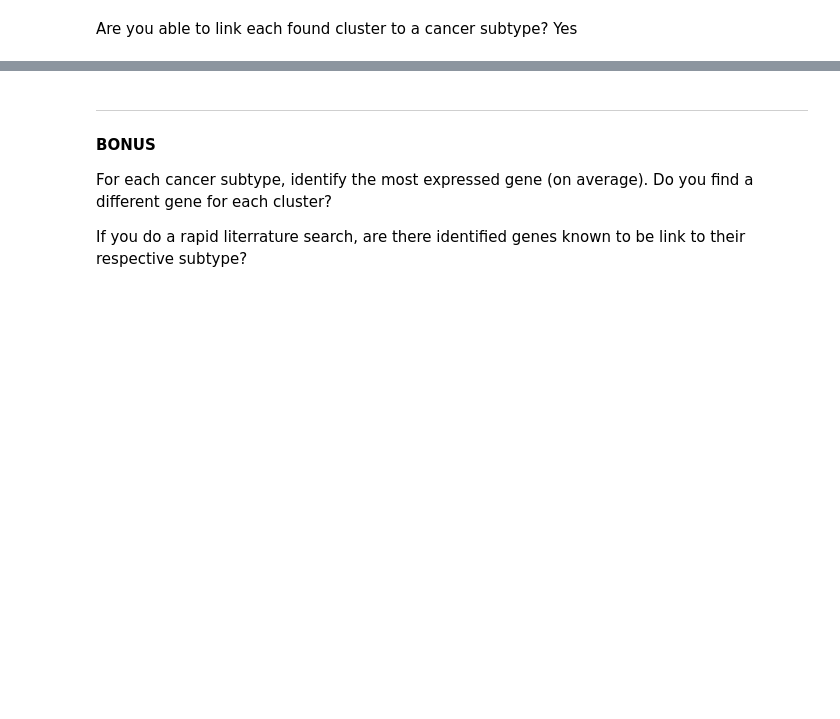
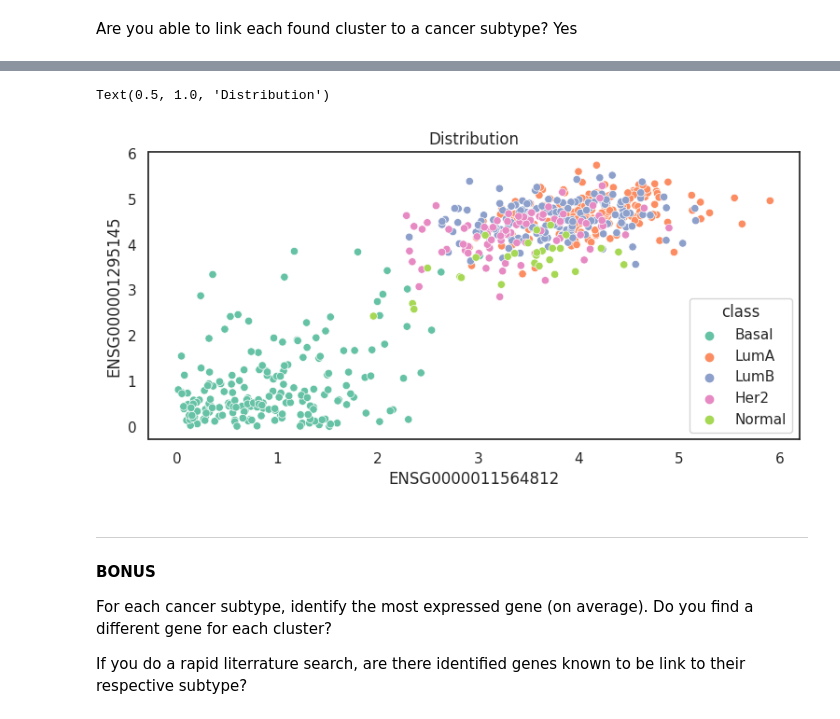
Before and after one commit to ChabotN/s22_data_analysis, a Jupyter notebook: data_analysis_3.ipynb, the cells around one changed output, grey strips where cells are left out. Cells and saved outputs as stored; diff of their text form; code cells hidden in the pictures; blank space fills up the shorter version.

```diff
--- a/data_analysis_3.ipynb
+++ b/data_analysis_3.ipynb
@@ -367,3 +370,9 @@ Go back the pair(s) of genes with high linear correlation. Do their expressions
+# %%
+sns.scatterplot(data=N,x='ENSG0000011564812',y='ENSG000001295145',hue='class')
+plt.title('Distribution')
+# %% [output]
+Text(0.5, 1.0, 'Distribution')
+[figure, added]
 # %% [markdown]
 <hr>
 
```
Also changed, not shown: parts of 18 cells of this notebook.
